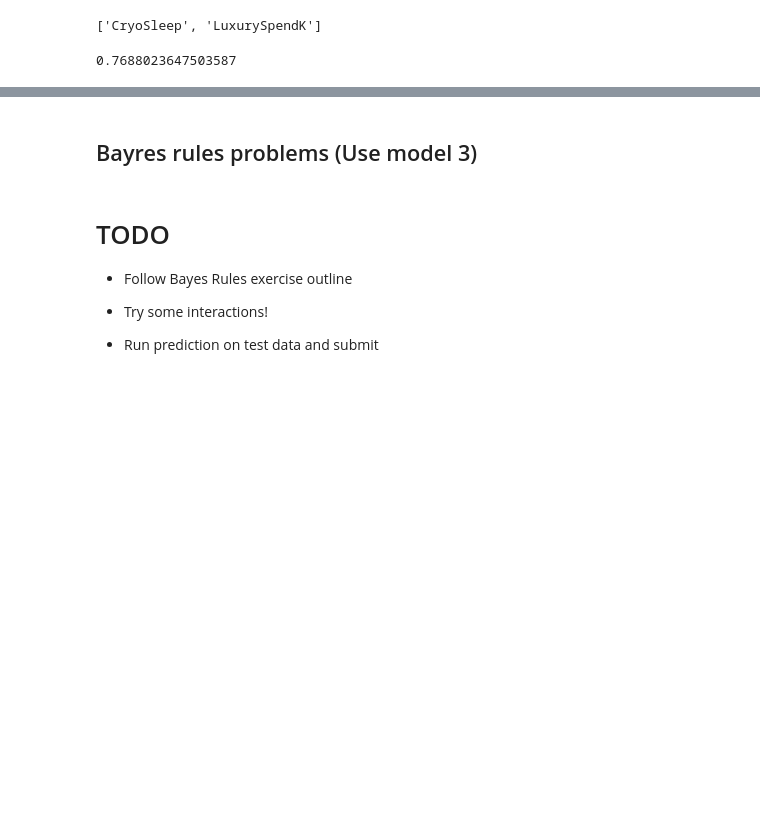
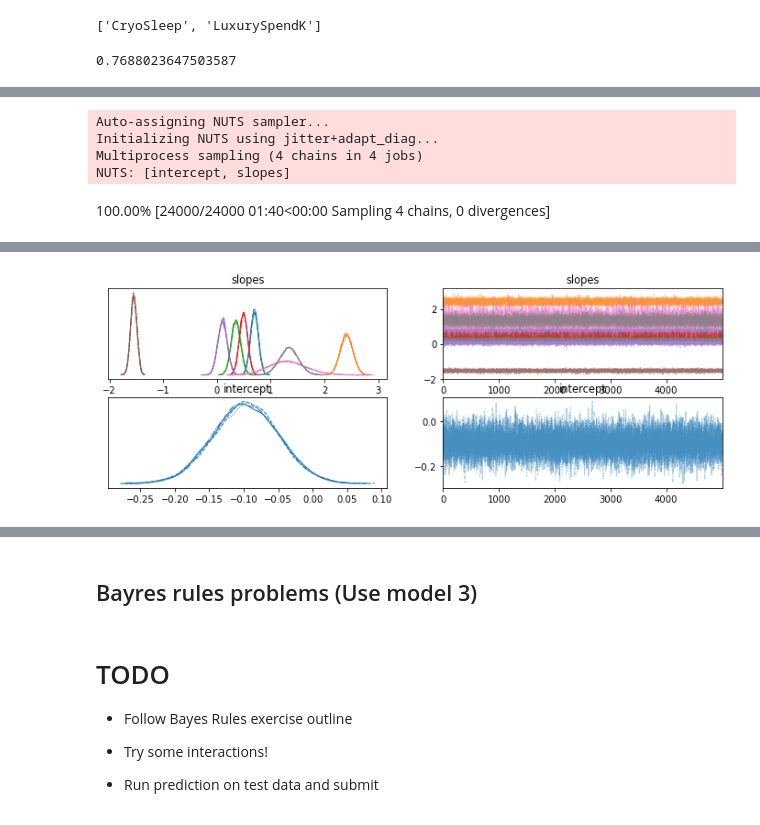
Before and after one commit to DrEntropy/Kaggle, a Jupyter notebook: SpaceshipTitanic/spaceshipTitan.ipynb, the cells around one changed output, grey strips where cells are left out. Saved outputs shown, nothing was run; the diff lists cells and outputs as text; code cells hidden in the pictures; blank space fills up the shorter version.

```diff
--- a/SpaceshipTitanic/spaceshipTitan.ipynb
+++ b/SpaceshipTitanic/spaceshipTitan.ipynb
@@ -820,0 +824,8 @@ np.mean(acc_cv)
+# %%
+with m_Lux:
+    pm.sample_posterior_predictive(idataLux, extend_inferencedata=True)
+
+pred = np.mean(idataLux.posterior_predictive.y.values.reshape(20000,-1) ,axis=0)>0.5
+confusion = pd.DataFrame({'train' : train_data['Transported'], 'pred' : pred})
+confusion['Count' ] =1
+confusion.groupby(["train","pred"]).count().unstack()
@@ -820,0 +852,32 @@ np.mean(acc_cv)
+# %%
+train_data["CryoSleep:HP_Europa"] = train_data["CryoSleep"].astype("int")*train_data["HP_Europa"]
+train_data["CryoSleep:HP_Mars"] = train_data["CryoSleep"].astype("int")*train_data["HP_Mars"]
+predictors =  ["CryoSleep","HP_Europa","HP_Mars","Dest_55 Cancri e","Dest_PSO J318.5-22","LuxurySpendK","CryoSleep:HP_Europa","CryoSleep:HP_Mars"]
+
+COORDS = {"predictors": predictors}
+
+with pm.Model(coords=COORDS) as m_4:
+    a = pm.Normal("intercept", mu=0, sigma=3)
+    b = pm.Normal("slopes", mu=0, sigma=5, dims="predictors")
+
+    # allow changing for predictions on new
+    pred = pm.MutableData("preds", train_data[predictors])
+
+    observed = pm.ConstantData("transported_obs", train_data["Transported"])
+    mu = a + pm.math.matrix_dot(pred, b)
+
+    p= pm.Deterministic("p", pm.math.invlogit(mu))
+
+
+    y = pm.Bernoulli("y",p=p, observed=observed)
+
+    idata4 = pm.sample(5000)
+
+az.plot_trace(idata4, var_names=['slopes','intercept']);
+az.summary(idata4, var_names=['slopes','intercept'])
+# %% [output]
+Auto-assigning NUTS sampler...
+Initializing NUTS using jitter+adapt_diag...
+Multiprocess sampling (4 chains in 4 jobs)
+NUTS: [intercept, slopes]
+100.00% [24000/24000 01:40<00:00 Sampling 4 chains, 0 divergences]
@@ -820,0 +895 @@ np.mean(acc_cv)
+[figure, added]
```
Also changed, not shown: parts of 16 cells of this notebook.
